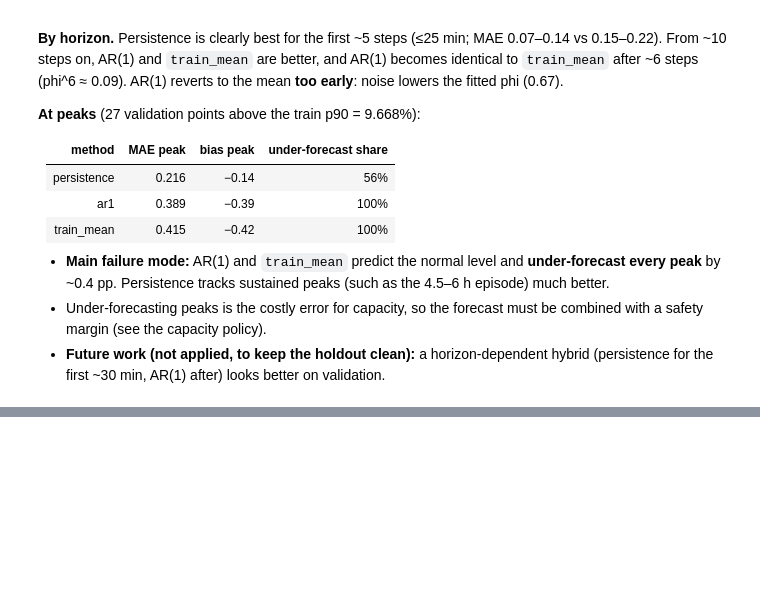
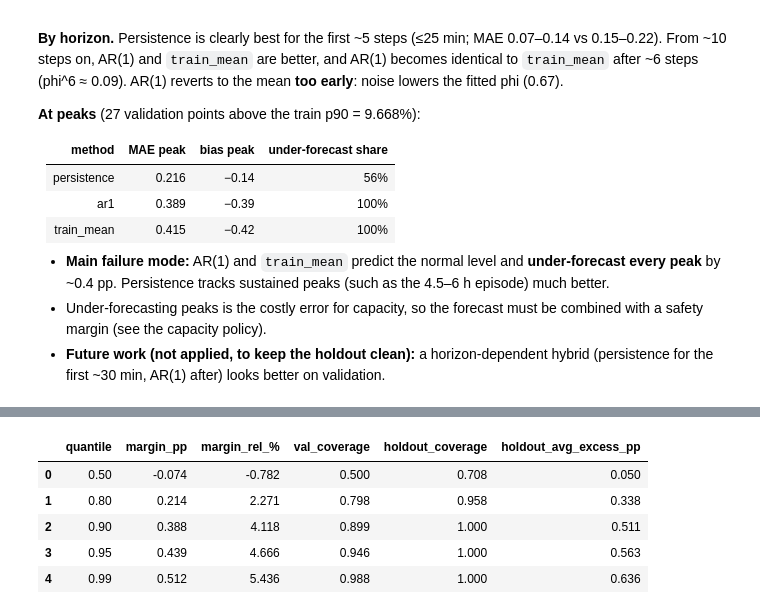
Before and after one commit to Akillot/forecasting-challenge, a Jupyter notebook: notebooks/02_forecasting.ipynb, the cells around one changed output, grey strips where cells are left out. Cells and saved outputs as stored; diff of their text form; code cells hidden in the pictures; blank space fills up the shorter version.

```diff
--- a/notebooks/02_forecasting.ipynb
+++ b/notebooks/02_forecasting.ipynb
@@ -262,0 +271,25 @@ combined with a safety margin (see the capacity policy).
+# %%
+ar1_steps = steps[steps["method"] == "ar1"]
+under = ar1_steps["y"] - ar1_steps["pred"]
+ar1_hold = preds["ar1"]
+
+rows = []
+for q in [0.5, 0.8, 0.9, 0.95, 0.99]:
+    margin = float(np.quantile(under, q))
+    rows.append({
+        "quantile": q,
+        "margin_pp": margin,
+        "margin_rel_%": 100 * margin / mu,
+        "val_coverage": float((ar1_steps["pred"] + margin >= ar1_steps["y"]).mean()),
+        "holdout_coverage": float((ar1_hold + margin >= y).mean()),
+        "holdout_avg_excess_pp": float(np.mean(ar1_hold + margin - y)),
+    })
+policy = pd.DataFrame(rows).round(3)
+policy
+# %% [output]
+|  | quantile | margin_pp | margin_rel_% | val_coverage | holdout_coverage | holdout_avg_excess_pp |
+| 0 | 0.50 | -0.074 | -0.782 | 0.500 | 0.708 | 0.050 |
+| 1 | 0.80 | 0.214 | 2.271 | 0.798 | 0.958 | 0.338 |
+| 2 | 0.90 | 0.388 | 4.118 | 0.899 | 1.000 | 0.511 |
+| 3 | 0.95 | 0.439 | 4.666 | 0.946 | 1.000 | 0.563 |
+| 4 | 0.99 | 0.512 | 5.436 | 0.988 | 1.000 | 0.636 |
```
Also changed, not shown: parts of 3 cells of this notebook.
